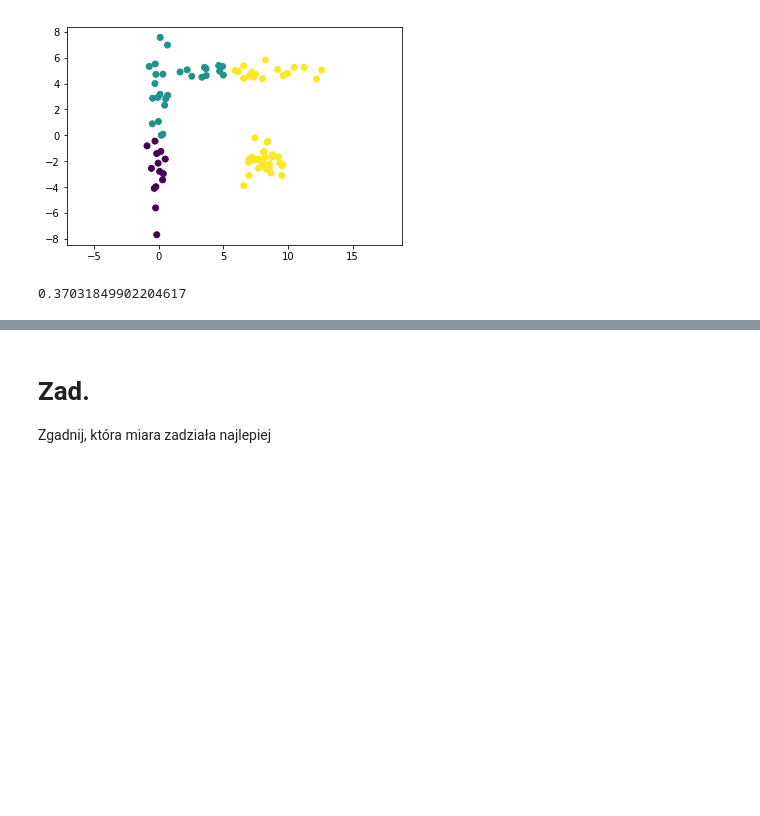
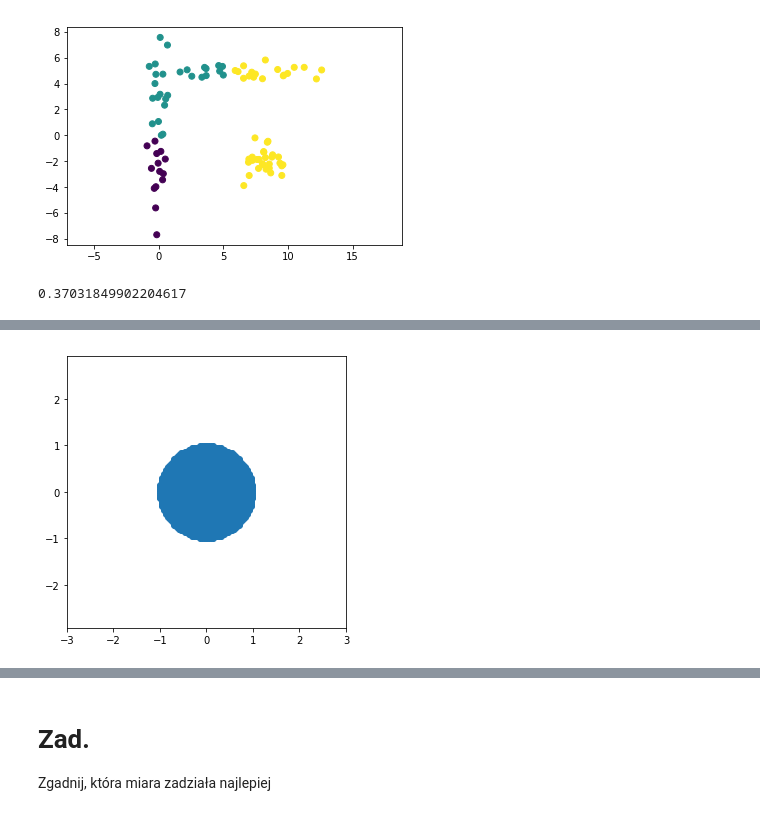
Before and after one commit to przem85/bootcamp, a Jupyter notebook: unsupervised_learning/D02_Z02_R_hierarchical_clustering_linkage .ipynb, the cells around one changed output, grey strips where cells are left out. Drawn from its saved outputs; the diff is of its cells as text; code cells hidden in the pictures; blank space fills up the shorter version.

```diff
--- a/unsupervised_learning/D02_Z02_R_hierarchical_clustering_linkage .ipynb
+++ b/unsupervised_learning/D02_Z02_R_hierarchical_clustering_linkage .ipynb
@@ -143,0 +220,16 @@ print(metrics.adjusted_rand_score(y, part))
+# %%
+data = []
+for i in np.linspace(-2.0, 2.0, num=100):
+    for j in np.linspace(-2.0, 2.0, num=100):
+        if( dis.minkowski([0,0],[i,j], p=2 ) < 1 ): ########### zmien p = 1,2,3
+            data.append( [i,j] )
+data = np.array(data)
+
+plt.figure(figsize=(5,5));
+plt.scatter(data[:,0], data[:,1])
+plt.axis("equal")
+plt.xlim(-3,3)
+plt.ylim(-3,3)
+plt.show()
+# %% [output]
+[figure, added]
```
Also changed, not shown: parts of 15 cells of this notebook, 8 other files.
